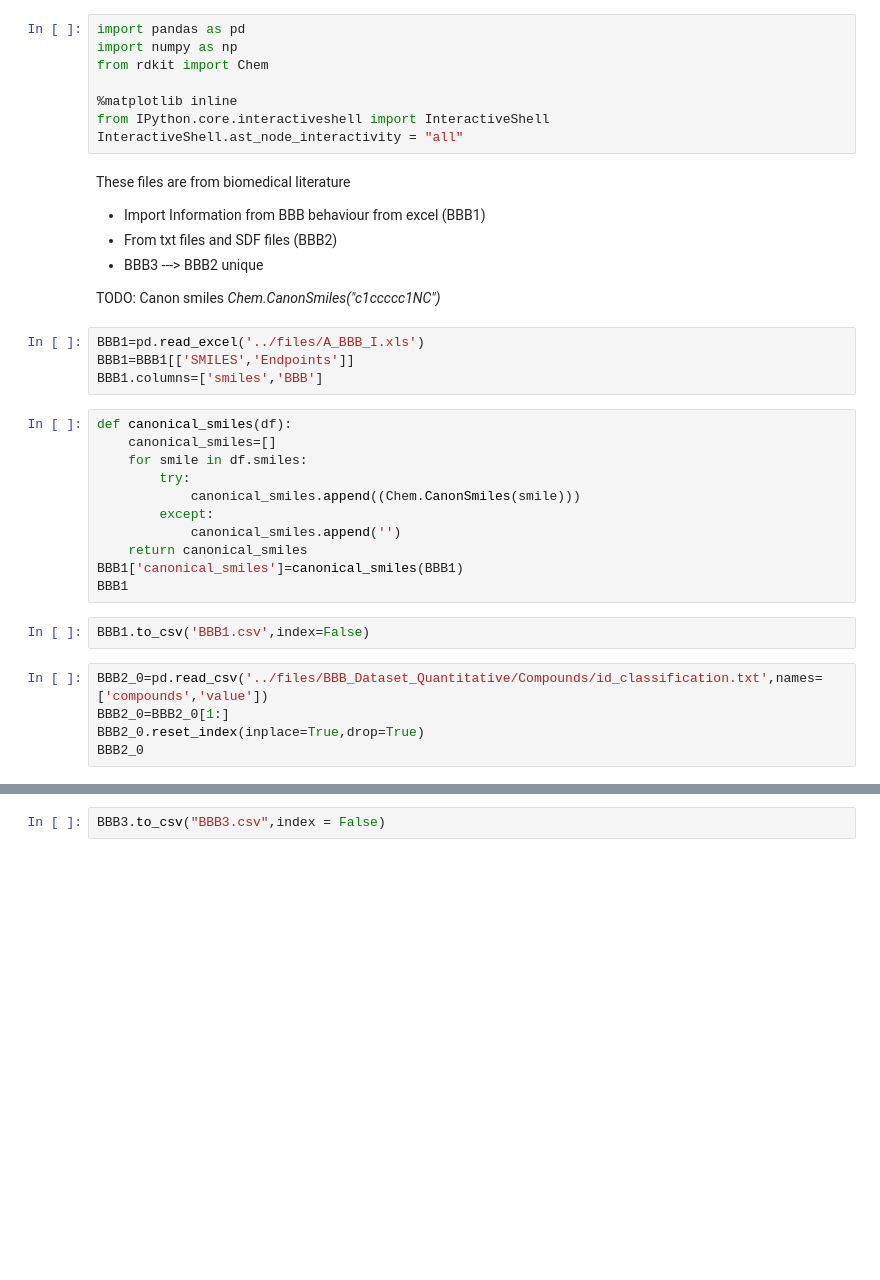
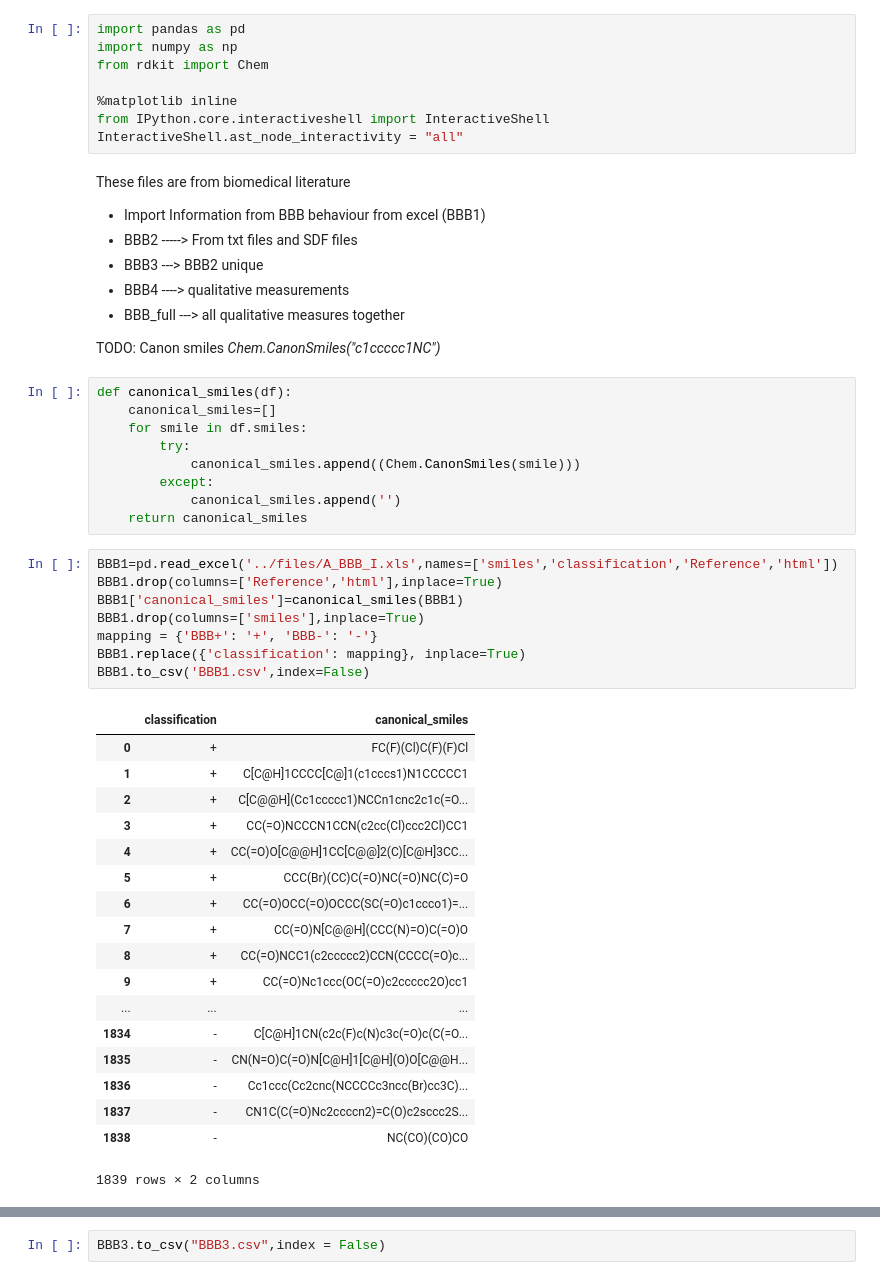
Before and after one commit to joofio/DrugDatabasesTools, a Jupyter notebook: BBB_Files/BBB Files Import.ipynb, the cells around one changed output, grey strips where cells are left out. Cells and saved outputs as stored; diff of their text form; blank space fills up the shorter version.

```diff
--- a/BBB_Files/BBB Files Import.ipynb
+++ b/BBB_Files/BBB Files Import.ipynb
@@ -9,14 +9,13 @@ InteractiveShell.ast_node_interactivity = "all"
 # %% [markdown]
 These files are from biomedical literature
 * Import Information from BBB behaviour from excel (BBB1)
-* From txt files and SDF files (BBB2)
+* BBB2 -----> From txt files and SDF files
 * BBB3 ---> BBB2 unique
+* BBB4 ----> qualitative measurements
+* BBB_full ---> all qualitative measures together
+
 
 TODO: Canon smiles *Chem.CanonSmiles("c1ccccc1NC")*
-# %%
-BBB1=pd.read_excel('../files/A_BBB_I.xls')
-BBB1=BBB1[['SMILES','Endpoints']]
-BBB1.columns=['smiles','BBB']
 # %%
 def canonical_smiles(df):
     canonical_smiles=[]
@@ -26,13 +25,31 @@ def canonical_smiles(df):
         except:
             canonical_smiles.append('')
     return canonical_smiles
-BBB1['canonical_smiles']=canonical_smiles(BBB1)
-BBB1
-# %%
-BBB1.to_csv('BBB1.csv',index=False)
-# %%
-BBB2_0=pd.read_csv('../files/BBB_Dataset_Quantitative/Compounds/id_classification.txt',names=['compounds','value'])
-BBB2_0=BBB2_0[1:]
-BBB2_0.reset_index(inplace=True,drop=True)
-BBB2_0
+# %%
+BBB1=pd.read_excel('../files/A_BBB_I.xls',names=['smiles','classification','Reference','html'])
+BBB1.drop(columns=['Reference','html'],inplace=True)
+BBB1['canonical_smiles']=canonical_smiles(BBB1)
+BBB1.drop(columns=['smiles'],inplace=True)
+mapping = {'BBB+': '+', 'BBB-': '-'}
+BBB1.replace({'classification': mapping}, inplace=True)
+BBB1.to_csv('BBB1.csv',index=False)
+# %% [output]
+|  | classification | canonical_smiles |
+| 0 | + | FC(F)(Cl)C(F)(F)Cl |
+| 1 | + | C[C@H]1CCCC[C@]1(c1cccs1)N1CCCCC1 |
+| 2 | + | C[C@@H](Cc1ccccc1)NCCn1cnc2c1c(=O... |
+| 3 | + | CC(=O)NCCCN1CCN(c2cc(Cl)ccc2Cl)CC1 |
+| 4 | + | CC(=O)O[C@@H]1CC[C@@]2(C)[C@H]3CC... |
+| 5 | + | CCC(Br)(CC)C(=O)NC(=O)NC(C)=O |
+| 6 | + | CC(=O)OCC(=O)OCCC(SC(=O)c1ccco1)=... |
+| 7 | + | CC(=O)N[C@@H](CCC(N)=O)C(=O)O |
+| 8 | + | CC(=O)NCC1(c2ccccc2)CCN(CCCC(=O)c... |
+| 9 | + | CC(=O)Nc1ccc(OC(=O)c2ccccc2O)cc1 |
+| ... | ... | ... |
+| 1834 | - | C[C@H]1CN(c2c(F)c(N)c3c(=O)c(C(=O... |
+| 1835 | - | CN(N=O)C(=O)N[C@H]1[C@H](O)O[C@@H... |
+| 1836 | - | Cc1ccc(Cc2cnc(NCCCCc3ncc(Br)cc3C)... |
+| 1837 | - | CN1C(C(=O)Nc2ccccn2)=C(O)c2sccc2S... |
+| 1838 | - | NC(CO)(CO)CO |
+1839 rows × 2 columns
 # %%
```
Also changed, not shown: parts of 11 cells of this notebook, 1 other file.
